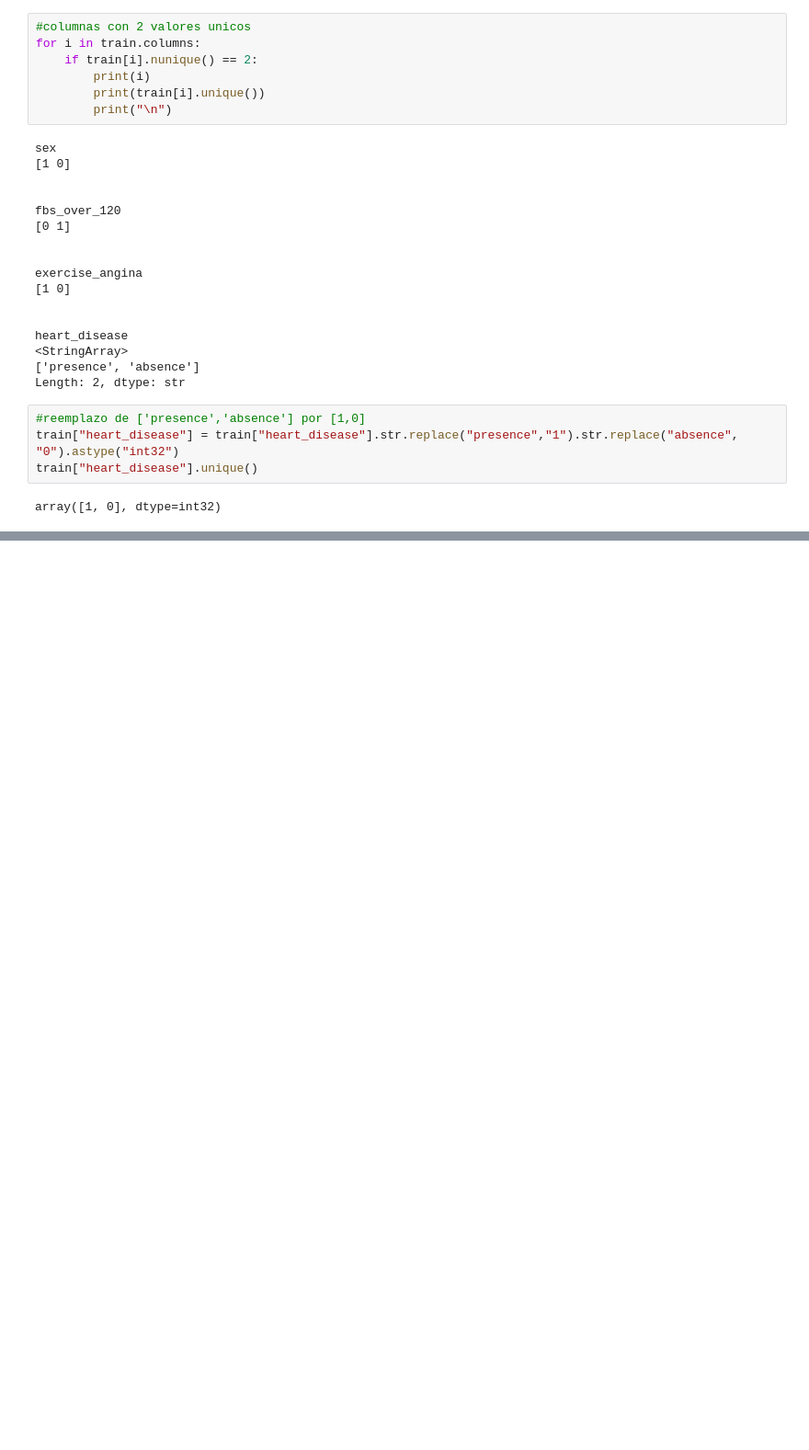
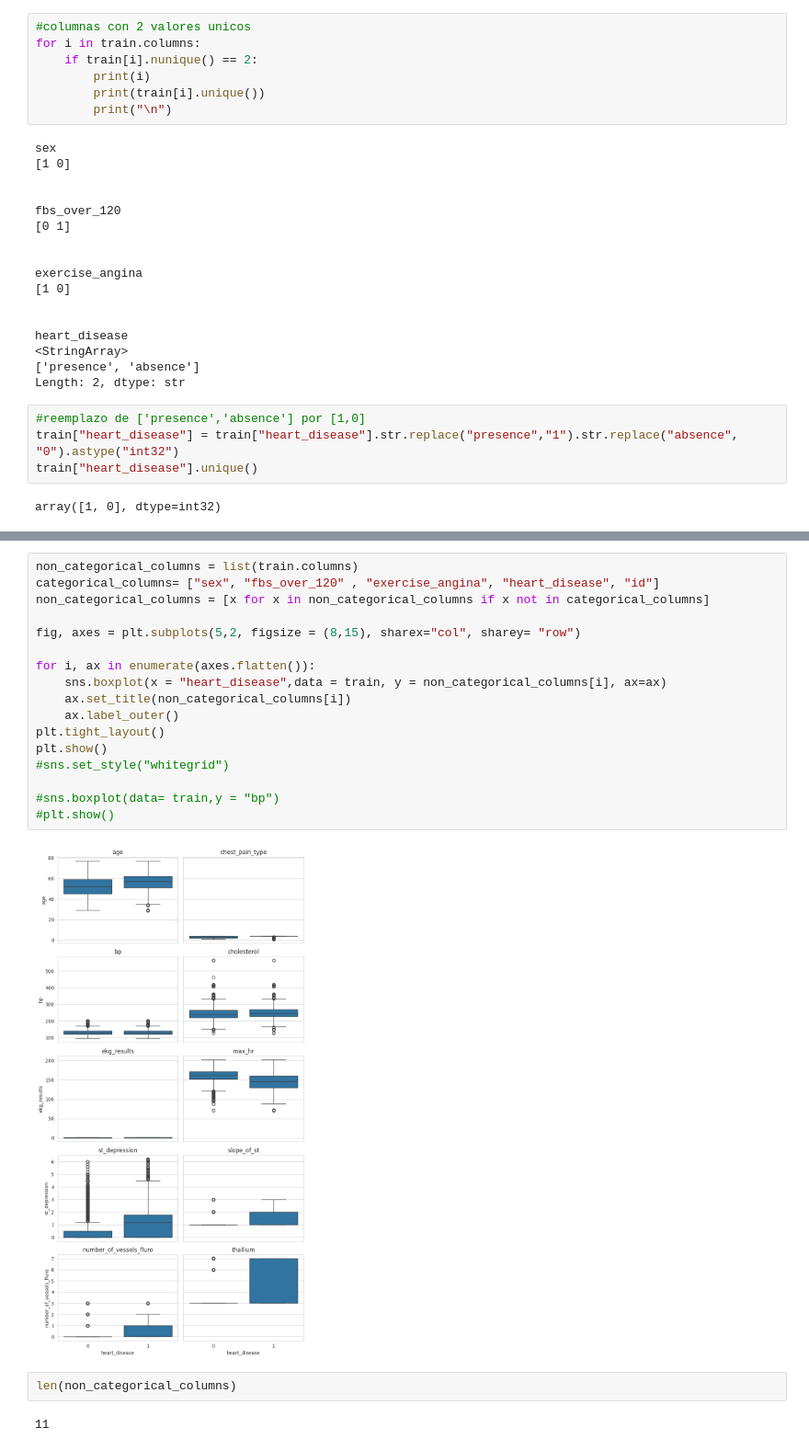
Before and after one commit to DylanR5068/heart-diseases, a Jupyter notebook: notebook.ipynb, the cells around one changed output, grey strips where cells are left out. Shown at 92% size. Drawn from its saved outputs; the diff is of its cells as text; blank space fills up the shorter version.

```diff
--- a/notebook.ipynb
+++ b/notebook.ipynb
@@ -126,0 +134,23 @@ array([1, 0], dtype=int32)
+# %%
+non_categorical_columns = list(train.columns)
+categorical_columns= ["sex", "fbs_over_120" , "exercise_angina", "heart_disease", "id"]
+non_categorical_columns = [x for x in non_categorical_columns if x not in categorical_columns]
+
+fig, axes = plt.subplots(5,2, figsize = (8,15), sharex="col", sharey= "row")
+
+for i, ax in enumerate(axes.flatten()):
+    sns.boxplot(x = "heart_disease",data = train, y = non_categorical_columns[i], ax=ax)
+    ax.set_title(non_categorical_columns[i])
+    ax.label_outer()
+plt.tight_layout()
+plt.show()
+#sns.set_style("whitegrid")
+
+#sns.boxplot(data= train,y = "bp")
+#plt.show()
+# %% [output]
+[figure, added]
+# %%
+len(non_categorical_columns)
+# %% [output]
+11
```
Also changed, not shown: parts of 2 cells of this notebook.
